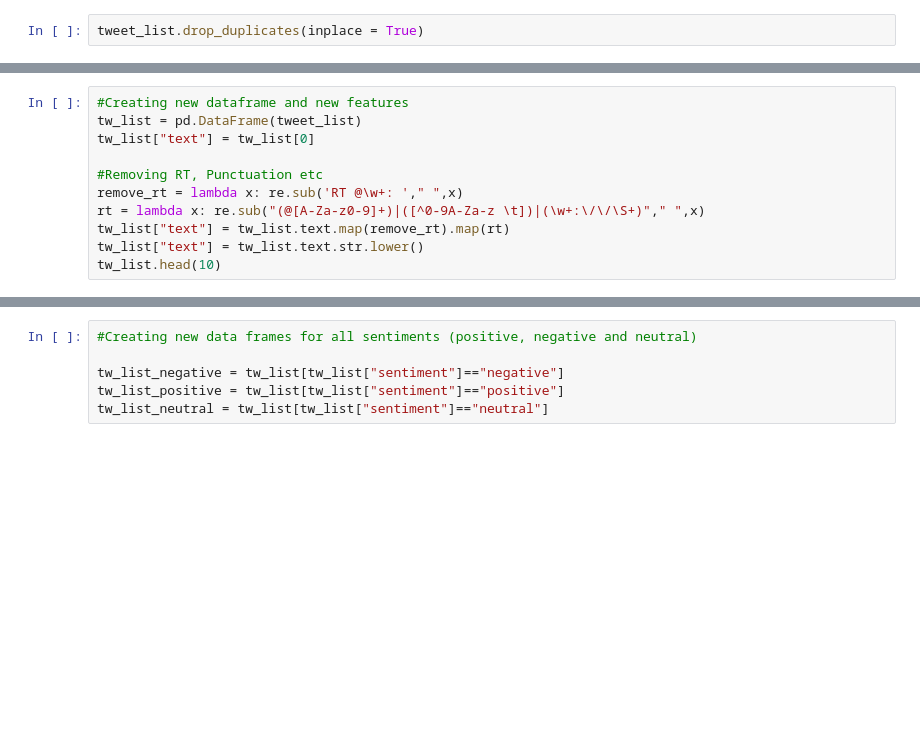
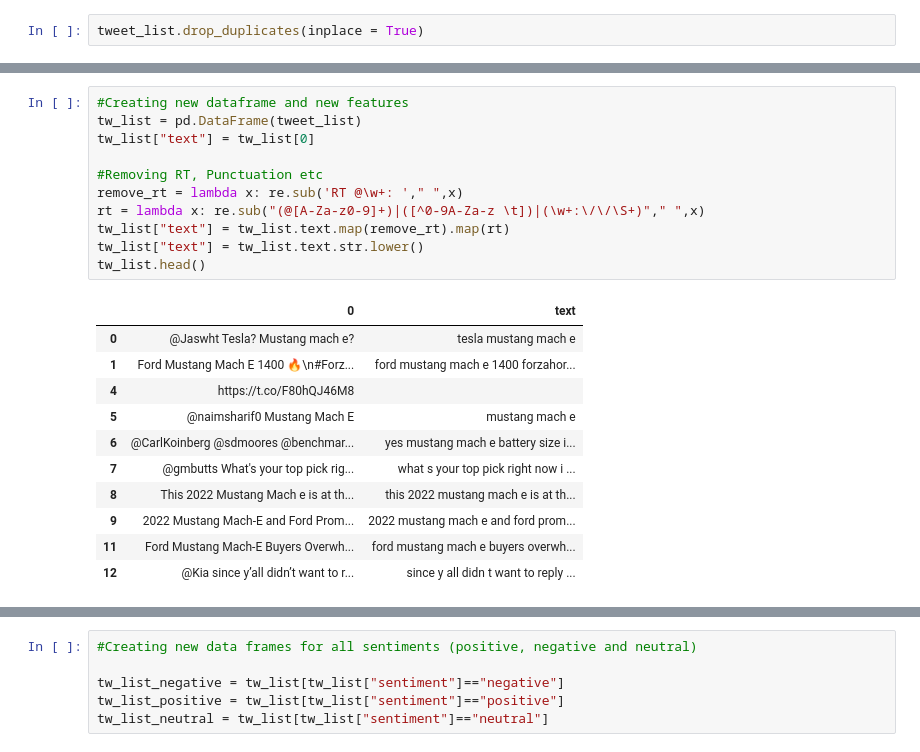
Before and after one commit to juan-ivan-NV/NLP_and_improvements_tracker, a Jupyter notebook: Only_negative_tweets.ipynb, the cells around one changed output, grey strips where cells are left out. Drawn from its saved outputs; the diff is of its cells as text; blank space fills up the shorter version.

```diff
--- a/Only_negative_tweets.ipynb
+++ b/Only_negative_tweets.ipynb
@@ -104,14 +132,26 @@ tw_list
 # %%
 #Creating new dataframe and new features
 tw_list = pd.DataFrame(tweet_list)
 tw_list["text"] = tw_list[0]
 
 #Removing RT, Punctuation etc
 remove_rt = lambda x: re.sub('RT @\w+: '," ",x)
 rt = lambda x: re.sub("(@[A-Za-z0-9]+)|([^0-9A-Za-z \t])|(\w+:\/\/\S+)"," ",x)
 tw_list["text"] = tw_list.text.map(remove_rt).map(rt)
 tw_list["text"] = tw_list.text.str.lower()
-tw_list.head(10)
+tw_list.head()
+# %% [output]
+|  | 0 | text |
+| 0 | @Jaswht Tesla? Mustang mach e? | tesla mustang mach e |
+| 1 | Ford Mustang Mach E 1400 🔥\n#Forz... | ford mustang mach e 1400 forzahor... |
+| 4 | https://t.co/F80hQJ46M8 |  |
+| 5 | @naimsharif0 Mustang Mach E | mustang mach e |
+| 6 | @CarlKoinberg @sdmoores @benchmar... | yes mustang mach e battery size i... |
+| 7 | @gmbutts What's your top pick rig... | what s your top pick right now i ... |
+| 8 | This 2022 Mustang Mach e is at th... | this 2022 mustang mach e is at th... |
+| 9 | 2022 Mustang Mach-E and Ford Prom... | 2022 mustang mach e and ford prom... |
+| 11 | Ford Mustang Mach-E Buyers Overwh... | ford mustang mach e buyers overwh... |
+| 12 | @Kia since y’all didn’t want to r... | since y all didn t want to reply ... |
 # %%
 tw_list[['polarity', 'subjectivity']] = tw_list['text'].apply(lambda Text: pd.Series(TextBlob(Text).sentiment))
 for index, row in tw_list['text'].iteritems():
```
Also changed, not shown: parts of 9 cells of this notebook.
